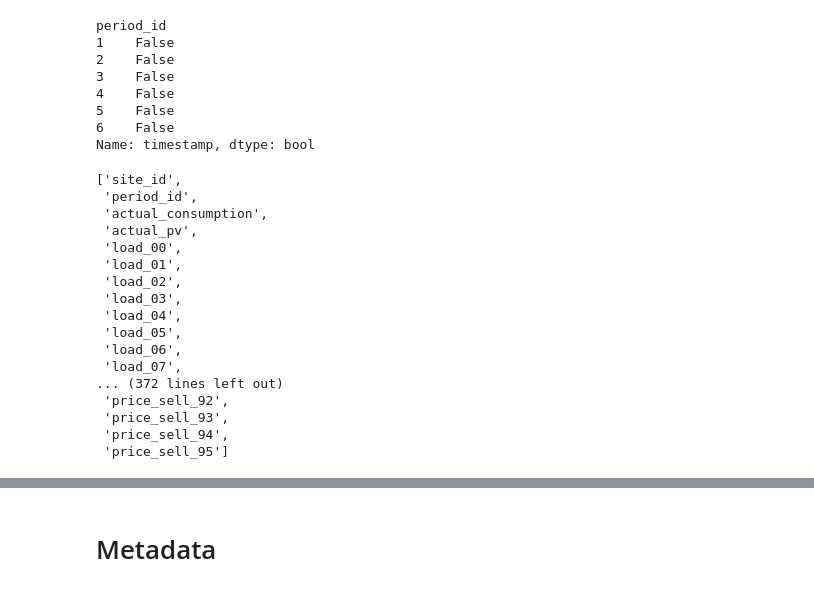
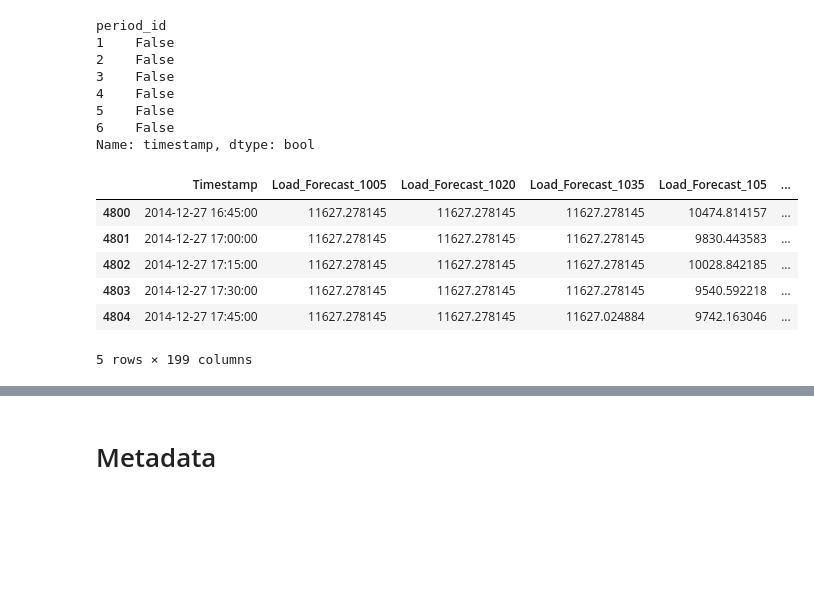
Before and after one commit to GabeOchieng/schneider, a Jupyter notebook: data-preparation/0.3-process-data-optimization.ipynb, the cells around one changed output, grey strips where cells are left out. Cells and saved outputs as stored; diff of their text form; code cells hidden in the pictures; blank space fills up the shorter version.

```diff
--- a/data-preparation/0.3-process-data-optimization.ipynb
+++ b/data-preparation/0.3-process-data-optimization.ipynb
@@ -115,23 +115,3 @@ period_id
 5    False
 6    False
 Name: timestamp, dtype: bool
-# %%
-test_df.columns.tolist()
-# %% [output]
-['site_id',
- 'period_id',
- 'actual_consumption',
- 'actual_pv',
- 'load_00',
- 'load_01',
- 'load_02',
- 'load_03',
- 'load_04',
- 'load_05',
- 'load_06',
- 'load_07',
-... (372 lines left out)
- 'price_sell_92',
- 'price_sell_93',
- 'price_sell_94',
- 'price_sell_95']
@@ -137,0 +121,11 @@ test_df.columns.tolist()
+# %%
+raw_eval_2 = df[df.given == 'secret']
+raw_eval_2.head()
+# %% [output]
+|  | Timestamp | Load_Forecast_1005 | Load_Forecast_1020 | Load_Forecast_1035 | Load_Forecast_105 | ... |
+| 4800 | 2014-12-27 16:45:00 | 11627.278145 | 11627.278145 | 11627.278145 | 10474.814157 | ... |
+| 4801 | 2014-12-27 17:00:00 | 11627.278145 | 11627.278145 | 11627.278145 | 9830.443583 | ... |
+| 4802 | 2014-12-27 17:15:00 | 11627.278145 | 11627.278145 | 11627.278145 | 10028.842185 | ... |
+| 4803 | 2014-12-27 17:30:00 | 11627.278145 | 11627.278145 | 11627.278145 | 9540.592218 | ... |
+| 4804 | 2014-12-27 17:45:00 | 11627.278145 | 11627.278145 | 11627.024884 | 9742.163046 | ... |
+5 rows × 199 columns
```
Also changed, not shown: parts of 3 cells of this notebook, 1 other file.
